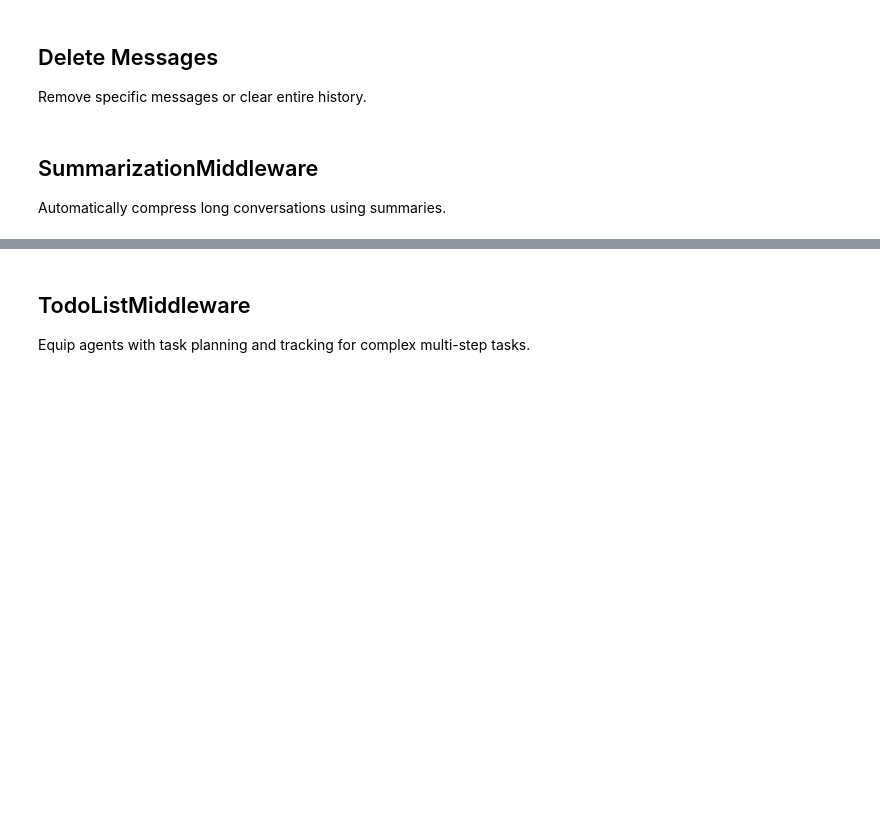
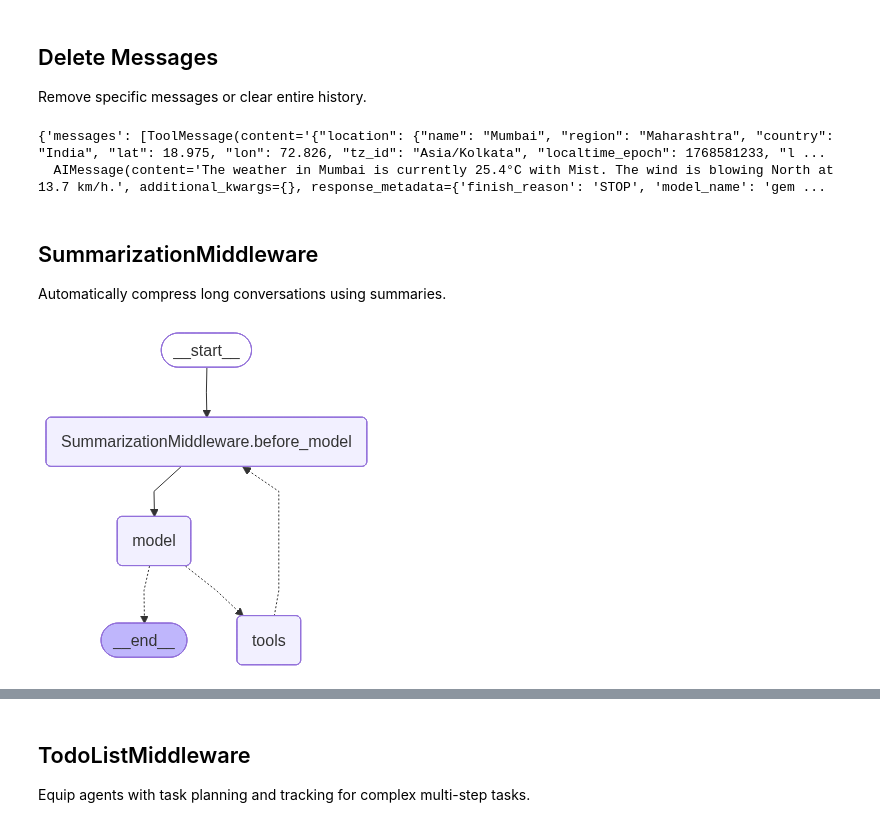
Before and after one commit to laxmimerit/AI-Agent-Projects, a Jupyter notebook: 02 Agent Fundamentals/06 agent_middleware_essentials.ipynb, the cells around one changed output, grey strips where cells are left out. Drawn from its saved outputs; the diff is of its cells as text; code cells hidden in the pictures; blank space fills up the shorter version.

```diff
--- a/02 Agent Fundamentals/06 agent_middleware_essentials.ipynb
+++ b/02 Agent Fundamentals/06 agent_middleware_essentials.ipynb
@@ -96,6 +125,7 @@ from langchain.agents.middleware import after_model
 def delete_old_messages(state: AgentState, runtime: Runtime):
     """Remove old messages to keep conversation manageable."""
     messages = state["messages"]
+
     if len(messages) > 2:
         # Remove the earliest two messages
         return {"messages": [RemoveMessage(id=m.id) for m in messages[:2]]}
@@ -105,16 +135,16 @@ agent = create_agent(
     model=model,
     tools=[base_tools.web_search, base_tools.get_weather],
     checkpointer=checkpointer,
-    middleware=[delete_old_messages],
-    checkpointer=checkpointer
+    middleware=[delete_old_messages]
 )
 
 config = {"configurable": {"thread_id": "delete_session"}}
 
-agent.invoke({"messages": "hi! I'm Laxmi Kant"}, config)
-response = agent.invoke({"messages": "what's my name?"}, config)
 
-response['messages'][-1].content
+agent.invoke({"messages": "what is the weather in Mumbai?"}, config)
+# %% [output]
+{'messages': [ToolMessage(content='{"location": {"name": "Mumbai", "region": "Maharashtra", "country": "India", "lat": 18.975, "lon": 72.826, "tz_id": "Asia/Kolkata", "localtime_epoch": 1768581233, "l ...
+  AIMessage(content='The weather in Mumbai is currently 25.4°C with Mist. The wind is blowing North at 13.7 km/h.', additional_kwargs={}, response_metadata={'finish_reason': 'STOP', 'model_name': 'gem ...
 # %% [markdown]
 ## SummarizationMiddleware
 
@@ -122,24 +152,17 @@ Automatically compress long conversations using summaries.
 # %%
 from langchain.agents.middleware import SummarizationMiddleware
 
 agent = create_agent(
     model=model,
-    tools=[base_tools.web_search, base_tools.get_weather],
+    tools=[base_tools.get_weather, base_tools.web_search],
     checkpointer=checkpointer,
-    middleware=[
-        SummarizationMiddleware(
-            model=ChatGoogleGenerativeAI(model='gemini-2.5-flash'),
-            trigger=[("messages", 15)],  # Summarize when > 15 messages
-            keep=("messages", 5)  # Keep last 5 unsummarized
-        )
-    ]
+    middleware=[SummarizationMiddleware(
+        model=ChatGoogleGenerativeAI(model='gemini-3-pro-preview'),
+        trigger=[('messages', 15)],
+        keep=("messages", 5)
+    )]
 )
 
-config = {'configurable': {'thread_id': 'summary_session'}}
-response = agent.invoke({
-    'messages': [HumanMessage(
-        "Search for Apple, Microsoft, and Tesla stock news"
-    )]
-}, config)
-
-len(response['messages'])
+agent
+# %% [output]
+[figure, added]
```
Also changed, not shown: parts of 33 cells of this notebook, 4 other files.
